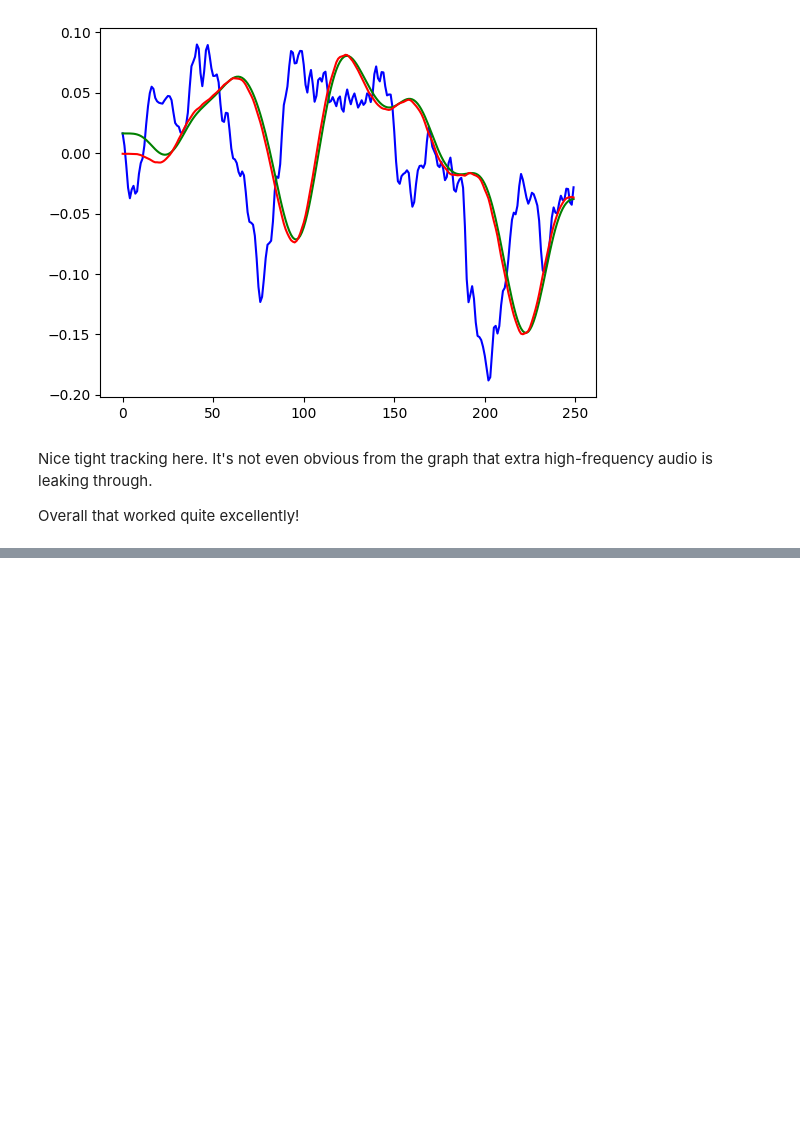
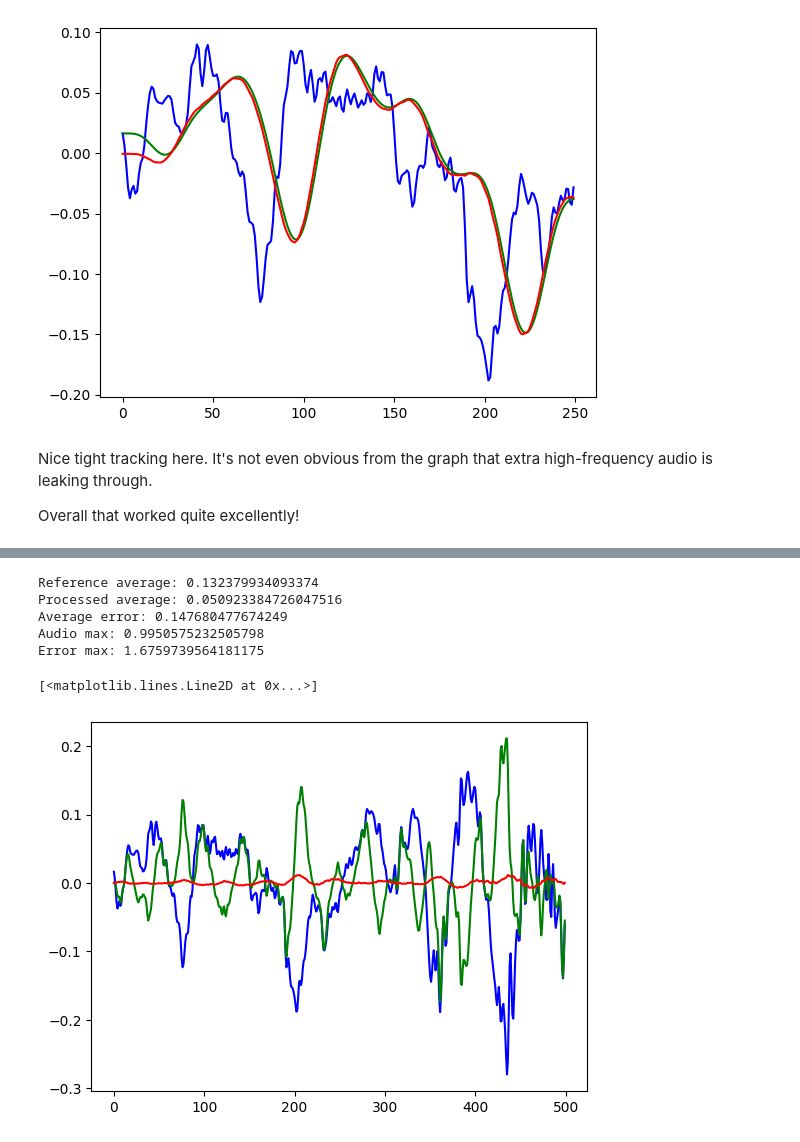
Before and after one commit to wyager/audiofx, a Jupyter notebook: audiofx.ipynb, the cells around one changed output, grey strips where cells are left out. Saved outputs shown, nothing was run; the diff lists cells and outputs as text; code cells hidden in the pictures; blank space fills up the shorter version.

```diff
--- a/audiofx.ipynb
+++ b/audiofx.ipynb
@@ -579,0 +594,3 @@ Overall that worked quite excellently!
+# %%
+am_listen = amplitude_modulate(listen_audio, 1000, sample_rate)
+Audio(am_listen, rate=sample_rate)
@@ -579,0 +610,3 @@ Overall that worked quite excellently!
+# %%
+am_processed = apply_to_audio(am_model, listen_audio)
+Audio(am_processed, rate=sample_rate)
@@ -579,0 +615,22 @@ Overall that worked quite excellently!
+# %%
+avg = np.abs(am_listen).mean()
+err = am_processed - am_listen
+avg_err = np.abs(err).mean()
+print(f"Reference average: {avg}")
+print(f"Processed average: {np.abs(am_processed).mean()}")
+print(f"Average error: {avg_err}")
+print(f"Audio max: {listen_audio.max()}")
+print(f"Error max: {err.max()}")
+# %% [output]
+Reference average: 0.132379934093374
+Processed average: 0.050923384726047516
+Average error: 0.147680477674249
+Audio max: 0.9950575232505798
+Error max: 1.6759739564181175
+# %%
+plt.plot(listen_audio[:500],'b')
+plt.plot(am_listen[:500],'g')
+plt.plot(am_processed[:500], 'r')
+# %% [output]
+[<matplotlib.lines.Line2D at 0x...>]
+[figure, added]
```
Also changed, not shown: parts of 13 cells of this notebook.
